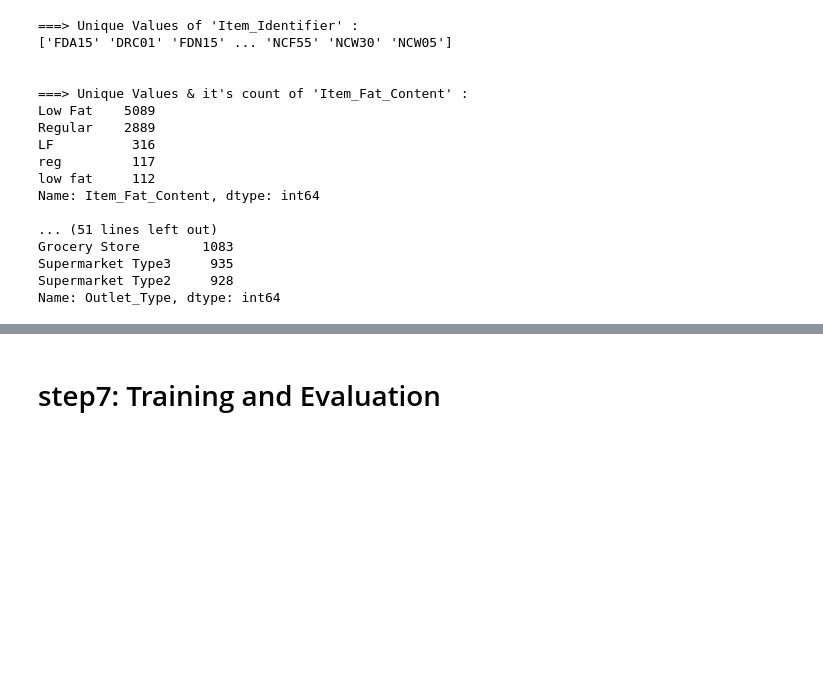
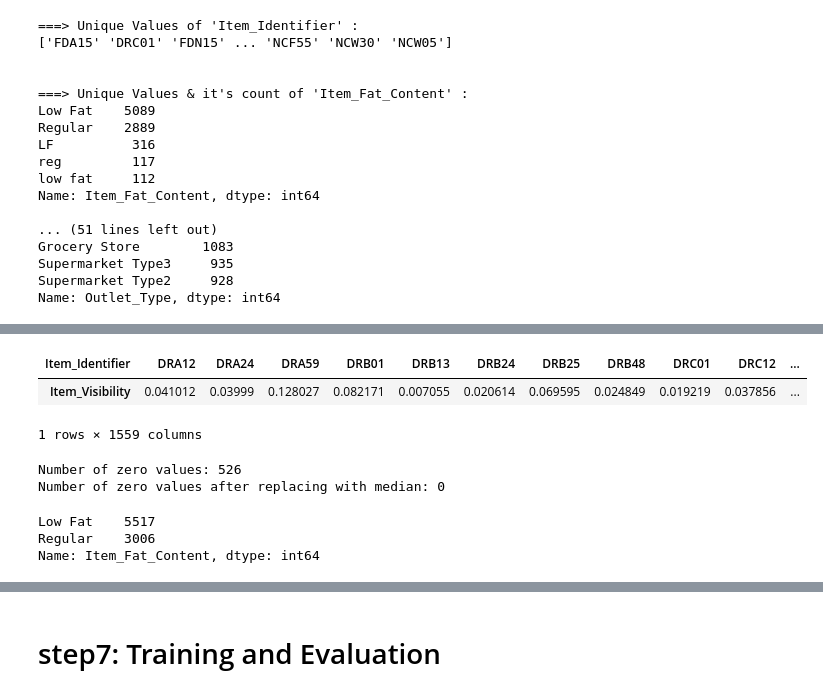
Before and after one commit to Samiraa-Alipour/Sales_Prediction, a Jupyter notebook: Sales_Prediction.ipynb, the cells around one changed output, grey strips where cells are left out. Cells and saved outputs as stored; diff of their text form; code cells hidden in the pictures; blank space fills up the shorter version.

```diff
--- a/Sales_Prediction.ipynb
+++ b/Sales_Prediction.ipynb
@@ -199,0 +240,6 @@ Name: Outlet_Type, dtype: int64
+# %%
+# Impute Missing Values of Outlet_Size
+# use aggregation funtion of pivot table, for keeping mode of Outlet_Size.
+
+mode_Osize_per_Otype = pd.pivot_table(data, columns='Outlet_Type', values='Outlet_Size', aggfunc=lambda x: x.mode().iat[0], fill_value=data['Outlet_Size'].mode()[0] , dropna=False)
+mode_Osize_per_Otype
@@ -199,0 +249,5 @@ Name: Outlet_Type, dtype: int64
+# %%
+# Impute missing values of Outlet_Size with mode Outlet_Size based on the Outlet_Type variabe
+
+missing_valuessize = data['Outlet_Size'].isnull()
+data.loc[missing_valuessize, 'Outlet_Size'] = data.loc[missing_valuessize, 'Outlet_Type'].apply(lambda x: mode_Osize_per_Otype[x].Outlet_Size)
@@ -199,0 +271,33 @@ Name: Outlet_Type, dtype: int64
+# %%
+# Replace zero values of Item_Visibility, pivot table for median of visibility(each particular item). For those unique items that their visibilities are 0 use the median of whole column.
+
+median_visibility = pd.pivot_table(data, columns='Item_Identifier', values='Item_Visibility', aggfunc=np.median )
+median_visibility.replace(to_replace=0, value=data['Item_Visibility'].median(), inplace=True)
+# for i,v in median_visibility.items():
+#   if v[0]==0:
+#     median_visibility[i][0]=data['Item_Visibility'].median()
+median_visibility
+# median_visibility['FDY07'][0]
+# %% [output]
+| Item_Identifier | DRA12 | DRA24 | DRA59 | DRB01 | DRB13 | DRB24 | DRB25 | DRB48 | DRC01 | DRC12 | ... |
+| Item_Visibility | 0.041012 | 0.03999 | 0.128027 | 0.082171 | 0.007055 | 0.020614 | 0.069595 | 0.024849 | 0.019219 | 0.037856 | ... |
+1 rows × 1559 columns
+# %%
+# Impute zero values with median visibility of that product
+
+zero_values = (data['Item_Visibility'] == 0)
+print ('Number of zero values: {}'.format(sum(zero_values)))
+
+data.loc[zero_values,'Item_Visibility'] = data.loc[zero_values,'Item_Identifier'].apply(lambda x: median_visibility[x].Item_Visibility)
+print ('Number of zero values after replacing with median: {}'.format(sum(data['Item_Visibility'] == 0)))
+# %% [output]
+Number of zero values: 526
+Number of zero values after replacing with median: 0
+# %%
+# Combine values in two categories : Low Fat and Regular
+data['Item_Fat_Content'].replace({'low fat':'Low Fat', 'LF':'Low Fat', 'reg':'Regular'}, inplace=True)
+data['Item_Fat_Content'].value_counts()
+# %% [output]
+Low Fat    5517
+Regular    3006
+Name: Item_Fat_Content, dtype: int64
```
Also changed, not shown: parts of 20 cells of this notebook.
